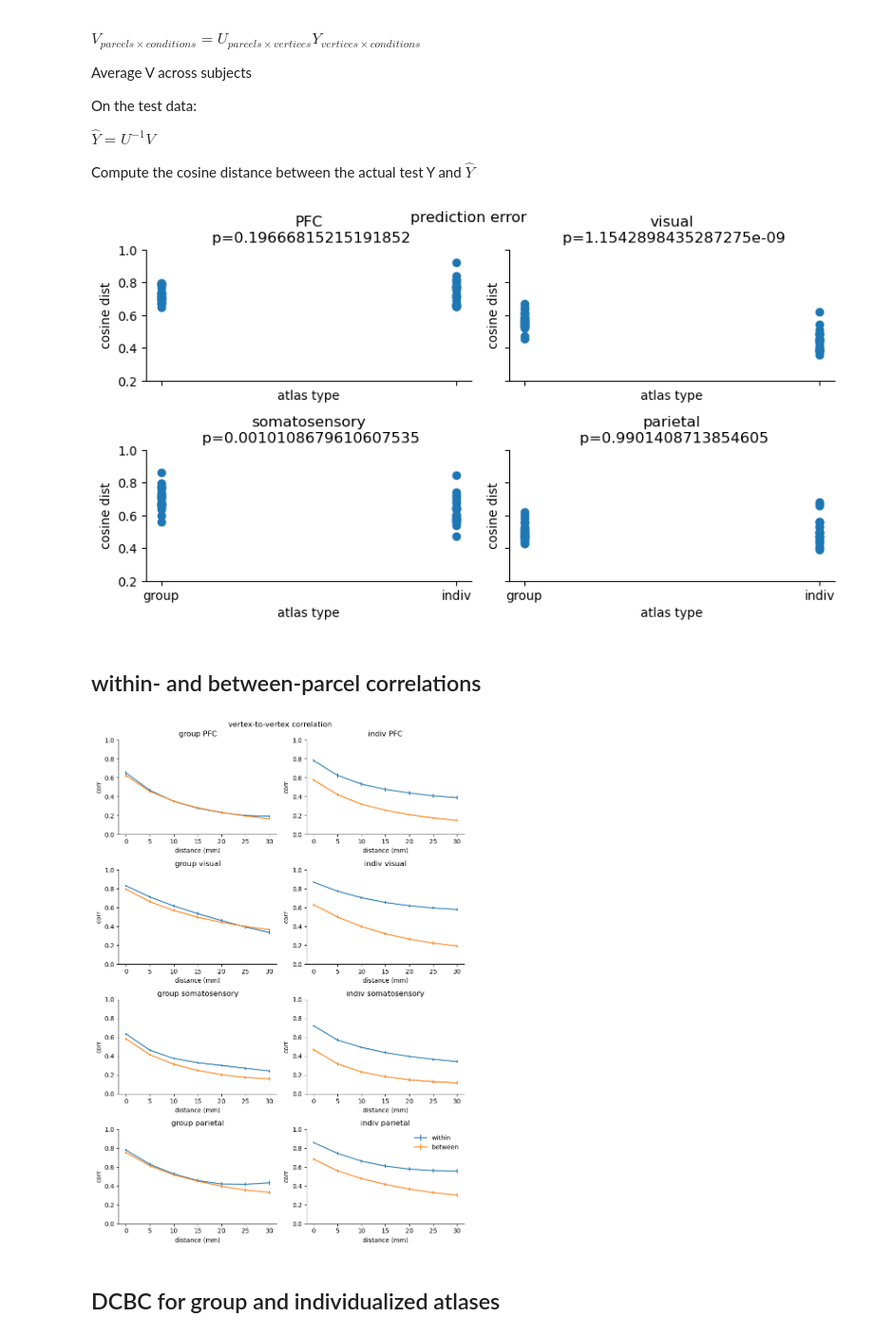
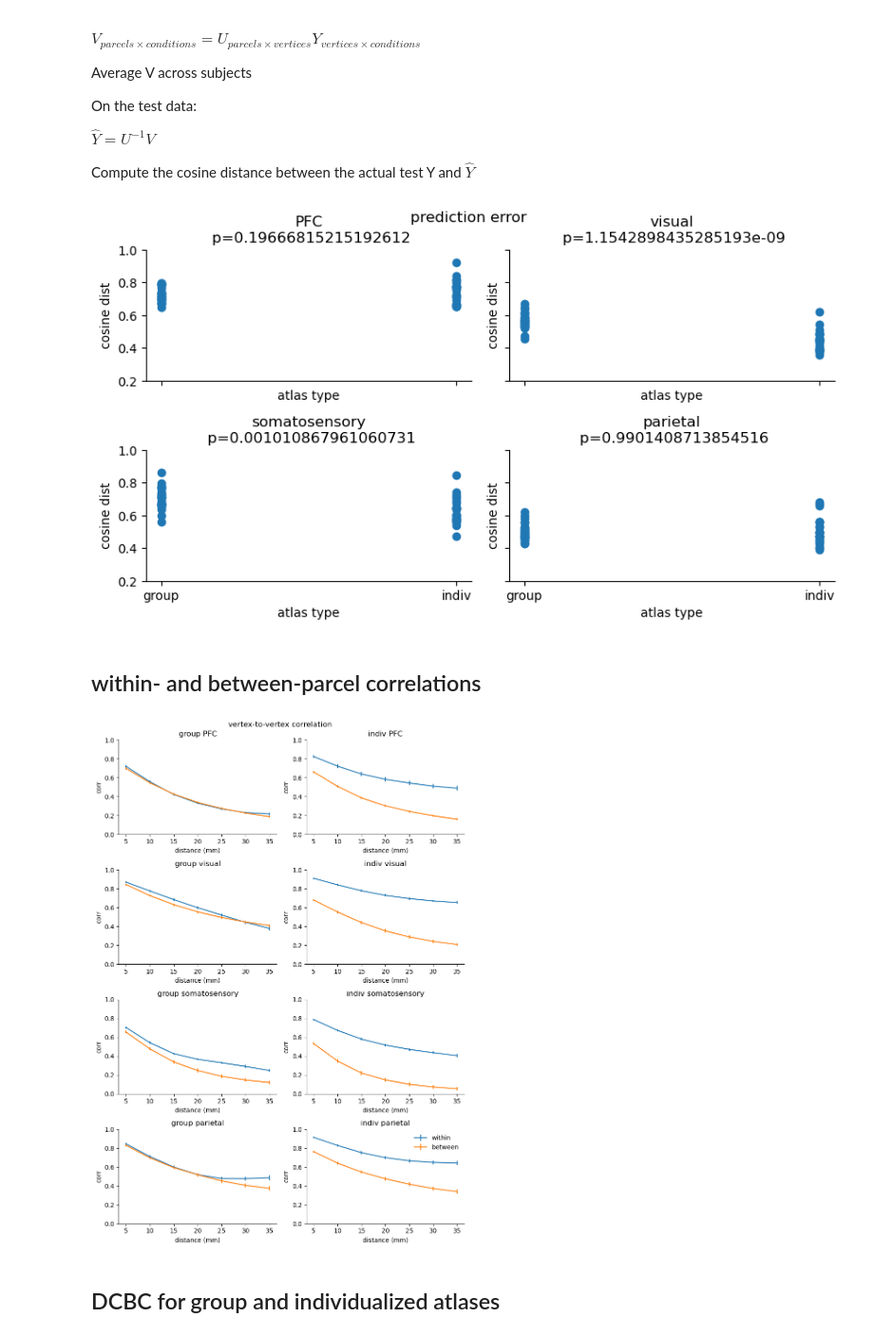
Before and after one commit to jkderrick028/PFC_parcellation, a Jupyter notebook: code/2_evaluating_group_and _individualized_parcellations.ipynb, the cells around one changed output. Shown at 95% size. Cells and saved outputs as stored; diff of their text form; code cells hidden in the pictures.

Commit message:
DCBC cv

```diff
--- a/code/2_evaluating_group_and _individualized_parcellations.ipynb
+++ b/code/2_evaluating_group_and _individualized_parcellations.ipynb
@@ -36,7 +38,7 @@ fig, ax = plt.subplots(2, 2, sharex=True, sharey=True)
 fig.set_figwidth(full_width)
 
 for roiI in np.arange(n_rois):
-    PKL_eval_output = os.path.join(resultsPath, f'output_{ROIs[roiI]}.pkl')
+    PKL_eval_output = os.path.join(resultsPath, f'output_{ROIs[roiI]}{cv_str}.pkl')
     with open(PKL_eval_output, 'rb') as pf:
         output_eval = pickle.load(pf)
 
@@ -64,14 +66,14 @@ plt.suptitle('prediction error')
 JPG_fig = os.path.join(resultsPath, f'prediction_error.jpg')
 plt.savefig(JPG_fig, dpi=500, format='jpg')
 # %% [output]
-[figure, old version]
+[figure, new version]
 # %% [markdown]
 ## within- and between-parcel correlations
 # %%
 fig, ax = plt.subplots(n_rois, 2, figsize=(full_width, 12))
 
 for roiI in np.arange(n_rois):
-    PKL_eval_output = os.path.join(resultsPath, f'output_{ROIs[roiI]}.pkl')
+    PKL_eval_output = os.path.join(resultsPath, f'output_{ROIs[roiI]}{cv_str}.pkl')
     with open(PKL_eval_output, 'rb') as pf:
         output_eval = pickle.load(pf)
     output_dcbc_group = output_eval['output_dcbc_group']
@@ -88,42 +90,42 @@ for roiI in np.arange(n_rois):
     between_corrs_mean = np.mean(between_corrs, axis=0)
     between_corrs_ste = np.std(between_corrs, axis=0) / np.sqrt(n_subjects)
 
-    ax[roiI, 0].errorbar(np.arange(0, 35, step=5), within_corrs_mean, yerr=within_corrs_ste)
-    ax[roiI, 0].errorbar(np.arange(0, 35, step=5), between_corrs_mean, yerr=between_corrs_ste)
+    ax[roiI, 0].errorbar(5+np.arange(0, 35, step=5), within_corrs_mean, yerr=within_corrs_ste)
+    ax[roiI, 0].errorbar(5+np.arange(0, 35, step=5), between_corrs_mean, yerr=between_corrs_ste)
     ax[roiI, 0].set_xlabel('distance (mm)')
     ax[roiI, 0].set_ylabel('corr')
     ax[roiI, 0].set_ylim([0, 1])
     ax[roiI, 0].spines['top'].set_visible(False)
     ax[roiI, 0].spines['right'].set_visible(False)
     plt.legend(['within', 'between'], frameon=False)
     ax[roiI, 0].set_title(f'group {ROIs[roiI]}')
 
     # indiv
     within_corrs = output_dcbc_indiv['within_corrs']
     between_corrs = output_dcbc_indiv['between_corrs']
 
     within_corrs_mean = np.mean(within_corrs, axis=0)
     within_corrs_ste = np.std(within_corrs, axis=0) / np.sqrt(n_subjects)
     between_corrs_mean = np.mean(between_corrs, axis=0)
     between_corrs_ste = np.std(between_corrs, axis=0) / np.sqrt(n_subjects)
 
-    ax[roiI, 1].errorbar(np.arange(0, 35, step=5), within_corrs_mean, yerr=within_corrs_ste)
-    ax[roiI, 1].errorbar(np.arange(0, 35, step=5), between_corrs_mean, yerr=between_corrs_ste)
+    ax[roiI, 1].errorbar(5+np.arange(0, 35, step=5), within_corrs_mean, yerr=within_corrs_ste)
+    ax[roiI, 1].errorbar(5+np.arange(0, 35, step=5), between_corrs_mean, yerr=between_corrs_ste)
     ax[roiI, 1].set_xlabel('distance (mm)')
     ax[roiI, 1].set_ylabel('corr')
     ax[roiI, 1].set_ylim([0, 1])
     ax[roiI, 1].spines['top'].set_visible(False)
     ax[roiI, 1].spines['right'].set_visible(False)
     plt.legend(['within', 'between'], frameon=False)
     ax[roiI, 1].set_title(f'indiv {ROIs[roiI]}')
 
 plt.suptitle('vertex-to-vertex correlation')
 plt.tight_layout()
 
-JPG_fig = os.path.join(resultsPath, f'dcbc_corr_curves.jpg')
+JPG_fig = os.path.join(resultsPath, f'dcbc_corr_curves{cv_str}.jpg')
 plt.savefig(JPG_fig, dpi=500, format='jpg')
 # %% [output]
-[figure, old version]
+[figure, new version]
 # %% [markdown]
 ## DCBC for group and individualized atlases
 # %%
```
Also changed, not shown: parts of 2 cells of this notebook, 2 other files.
